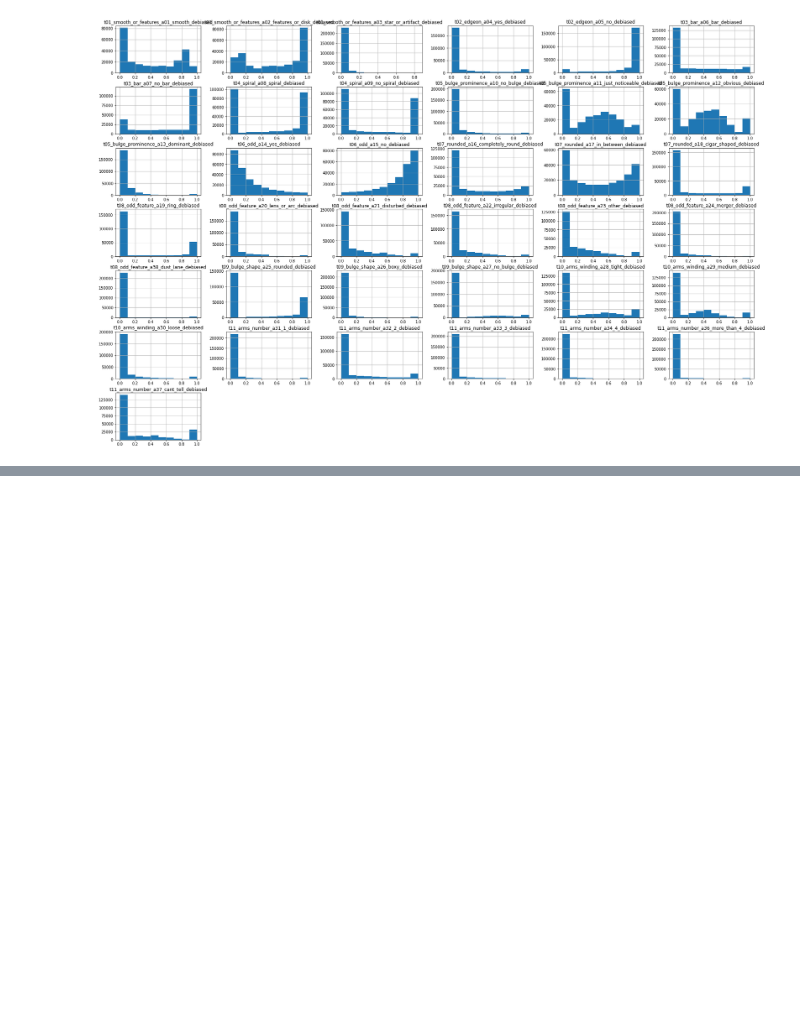
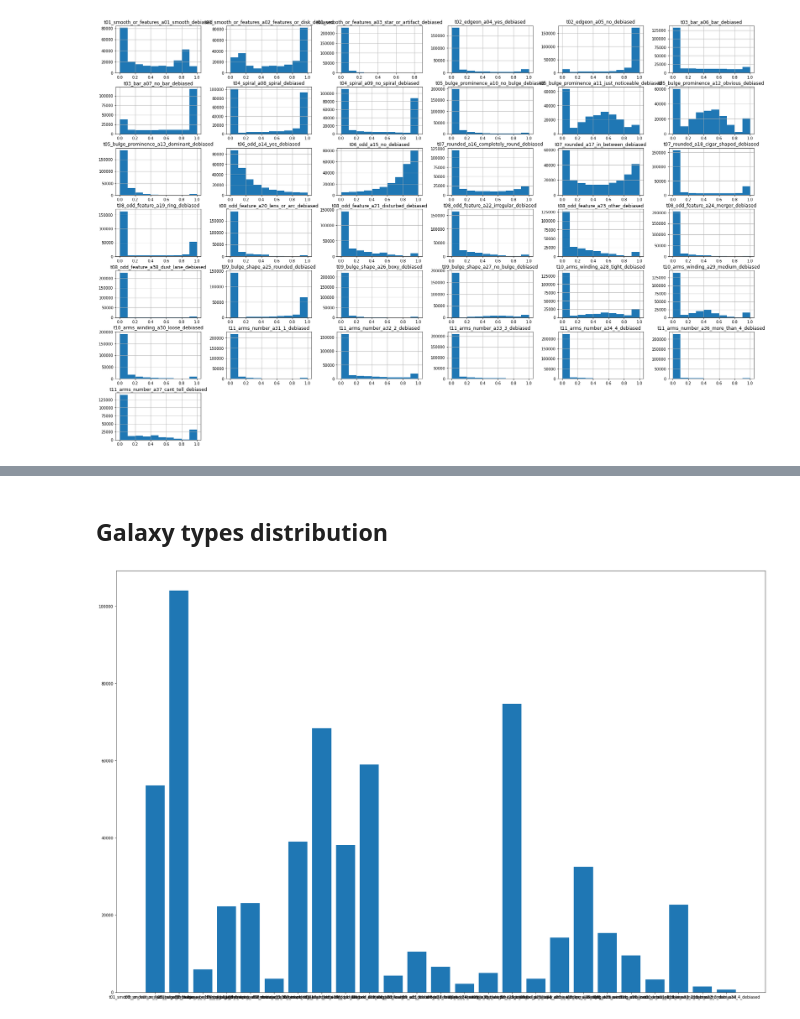
Before and after one commit to PlugInRichi/minIA, a Jupyter notebook: notebooks/ExploratoryDataAnalysis.ipynb, the cells around one changed output, grey strips where cells are left out. Drawn from its saved outputs; the diff is of its cells as text; code cells hidden in the pictures; blank space fills up the shorter version.

Commit message:
Add galaxy types distribution plot

```diff
--- a/notebooks/ExploratoryDataAnalysis.ipynb
+++ b/notebooks/ExploratoryDataAnalysis.ipynb
@@ -76,11 +78,7 @@ dif =  set (df_match['asset_id']) - df_images
 # %%
 print(df_match['asset_id'].count())
 indexes = df_match['asset_id'].isin(dif)
-print(df_match.loc[indexes].count())
-
-
-#df_match
-#df_final.iloc[True]
-#print(df_final['asset_id'].count())
+df_clean = df_match.loc[indexes]
+print(df_clean['asset_id'].count() )
 # %% [output]
 239695
@@ -102,0 +101,15 @@ dtype: int64
+# %% [markdown]
+## Galaxy types distribution
+# %%
+groups = {}
+for galaxy_type in GALAXY_TYPES:
+    groups[galaxy_type] = df_clean[galaxy_type][df_clean[galaxy_type] > 0.8].count()
+galaxy_types = list(groups.keys())
+number_galaxies = list(groups.values())
+plt.figure(figsize=(30, 20))
+plt.title(fontsize=15, color="green")
+plt.bar(range(len(groups)),number_galaxies,tick_label=galaxy_types)
+#plt.savefig('bar.png')
+plt.show()
+# %% [output]
+[figure, added]
```
Also changed, not shown: parts of 10 cells of this notebook.
